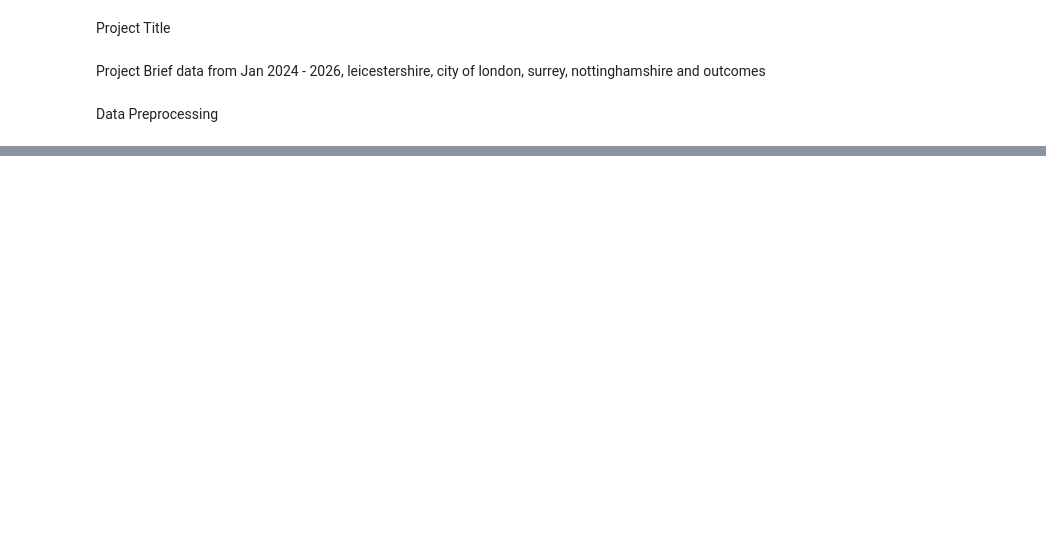
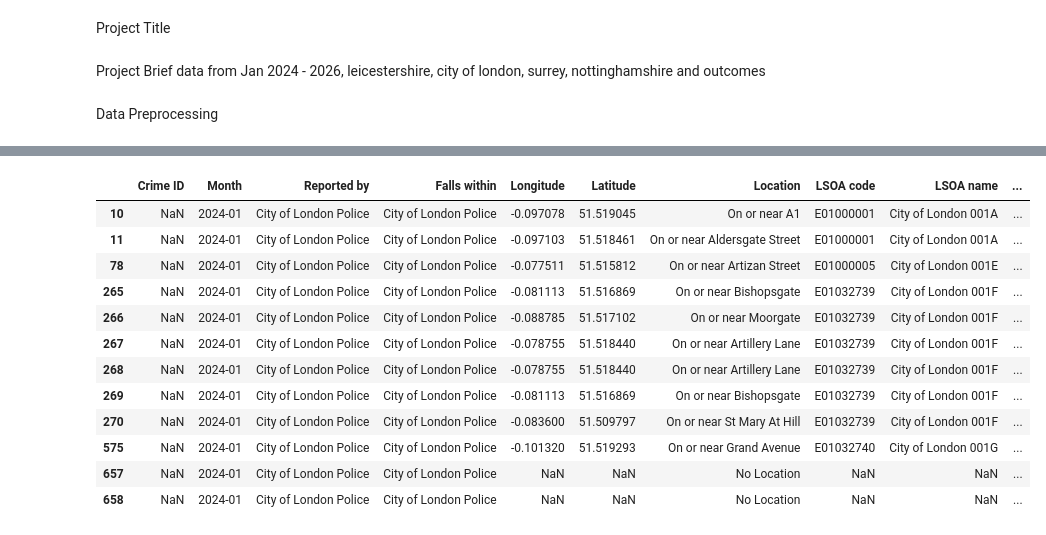
Before and after one commit to Melissa-Pasquali/Crime-Analysis-Project, a Jupyter notebook: notebooks/data_preprocessing.ipynb, the cells around one changed output, grey strips where cells are left out. Drawn from its saved outputs; the diff is of its cells as text; code cells hidden in the pictures; blank space fills up the shorter version.

Commit message:
Null values investigated

```diff
--- a/notebooks/data_preprocessing.ipynb
+++ b/notebooks/data_preprocessing.ipynb
@@ -30,0 +155,18 @@ df.head()
+# %%
+#dsiplaying all 12 rows where null was in loust outcome column
+df[df['Last outcome category'].isnull()]
+#where all crime id is null too
+# %% [output]
+|  | Crime ID | Month | Reported by | Falls within | Longitude | Latitude | Location | LSOA code | LSOA name | ... |
+| 10 | NaN | 2024-01 | City of London Police | City of London Police | -0.097078 | 51.519045 | On or near A1 | E01000001 | City of London 001A | ... |
+| 11 | NaN | 2024-01 | City of London Police | City of London Police | -0.097103 | 51.518461 | On or near Aldersgate Street | E01000001 | City of London 001A | ... |
+| 78 | NaN | 2024-01 | City of London Police | City of London Police | -0.077511 | 51.515812 | On or near Artizan Street | E01000005 | City of London 001E | ... |
+| 265 | NaN | 2024-01 | City of London Police | City of London Police | -0.081113 | 51.516869 | On or near Bishopsgate | E01032739 | City of London 001F | ... |
+| 266 | NaN | 2024-01 | City of London Police | City of London Police | -0.088785 | 51.517102 | On or near Moorgate | E01032739 | City of London 001F | ... |
+| 267 | NaN | 2024-01 | City of London Police | City of London Police | -0.078755 | 51.518440 | On or near Artillery Lane | E01032739 | City of London 001F | ... |
+| 268 | NaN | 2024-01 | City of London Police | City of London Police | -0.078755 | 51.518440 | On or near Artillery Lane | E01032739 | City of London 001F | ... |
+| 269 | NaN | 2024-01 | City of London Police | City of London Police | -0.081113 | 51.516869 | On or near Bishopsgate | E01032739 | City of London 001F | ... |
+| 270 | NaN | 2024-01 | City of London Police | City of London Police | -0.083600 | 51.509797 | On or near St Mary At Hill | E01032739 | City of London 001F | ... |
+| 575 | NaN | 2024-01 | City of London Police | City of London Police | -0.101320 | 51.519293 | On or near Grand Avenue | E01032740 | City of London 001G | ... |
+| 657 | NaN | 2024-01 | City of London Police | City of London Police | NaN | NaN | No Location | NaN | NaN | ... |
+| 658 | NaN | 2024-01 | City of London Police | City of London Police | NaN | NaN | No Location | NaN | NaN | ... |
```
Also changed, not shown: parts of 12 cells of this notebook.
